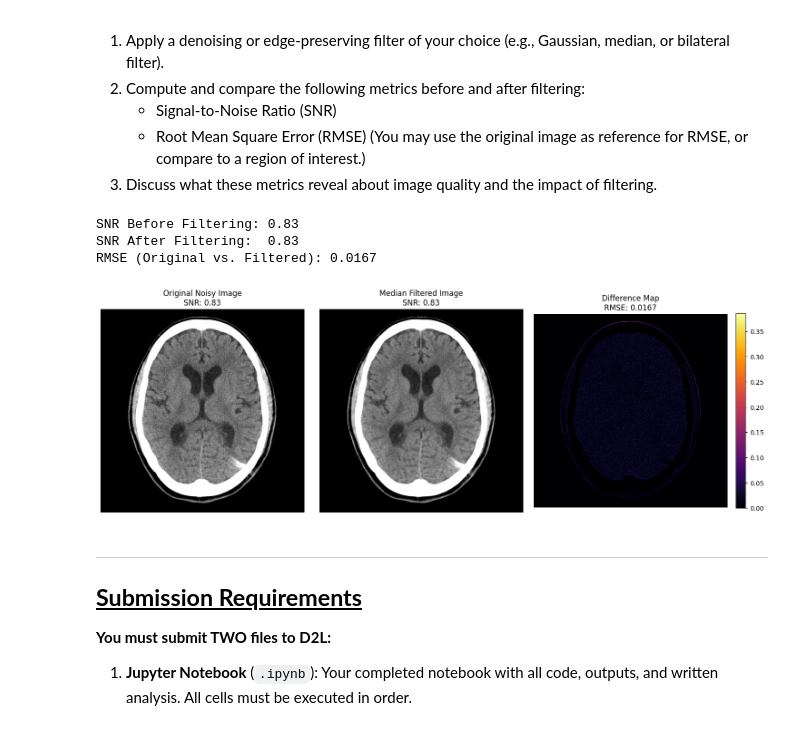
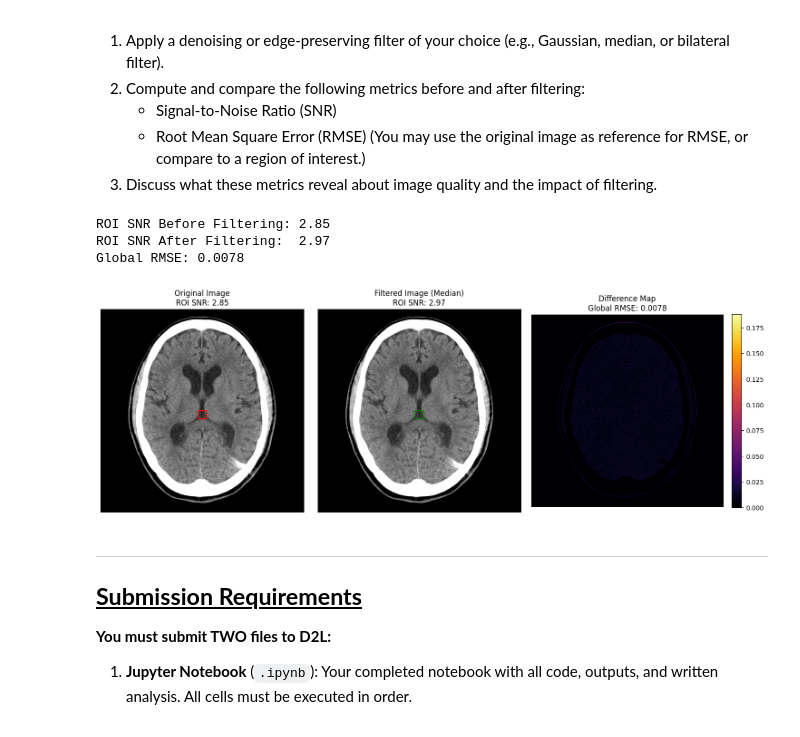
Before and after one commit to YingxueZhang01/2026Winter, a Jupyter notebook: deliverable-02-starter.ipynb, the cells around one changed output. Saved outputs shown, nothing was run; the diff lists cells and outputs as text; code cells hidden in the pictures.

```diff
--- a/deliverable-02-starter.ipynb
+++ b/deliverable-02-starter.ipynb
@@ -901,6 +901,7 @@ $$RMSE = \sqrt{\frac{1}{N} \sum_{i=1}^N (I_i - I_{ref,i})^2}$$
 
 import numpy as np
 import matplotlib.pyplot as plt
+import matplotlib.patches as patches
 from scipy.ndimage import median_filter
 
 # TODO: Apply a filter to img (e.g., Gaussian, median, etc.)
@@ -909,51 +910,72 @@ img_path = 'data/Brain_CT.png'
 img = plt.imread(img_path)
 if img.ndim == 3:
     img = np.mean(img, axis=2)
-filtered_img = median_filter(img, size=5)
+
+filtered_img = median_filter(img, size=3)
 
 # TODO: Compute SNR and RMSE before and after filtering
-def calculate_snr(image):
-    mean_sig = np.mean(image)
-    std_noise = np.std(image)
+h, w = img.shape
+roi_y1, roi_y2 = int(h*0.5), int(h*0.5) + 40
+roi_x1, roi_x2 = int(w*0.5) - 20, int(w*0.5) + 20
+
+def calculate_roi_snr(image, y1, y2, x1, x2):
+    roi = image[y1:y2, x1:x2]
+    mean_sig = np.mean(roi)
+    std_noise = np.std(roi)
     if std_noise == 0: return float('inf')
     return mean_sig / std_noise
 
 def calculate_rmse(img1, img2):
-    mse = np.mean((img1 - img2) ** 2)
-    return np.sqrt(mse)
+    return np.sqrt(np.mean((img1 - img2) ** 2))
 
-snr_before = calculate_snr(img)
-snr_after = calculate_snr(filtered_img)
+snr_before = calculate_roi_snr(img, roi_y1, roi_y2, roi_x1, roi_x2)
+snr_after = calculate_roi_snr(filtered_img, roi_y1, roi_y2, roi_x1, roi_x2)
 rmse = calculate_rmse(img, filtered_img)
 
-print(f"SNR Before Filtering: {snr_before:.2f}")
-print(f"SNR After Filtering:  {snr_after:.2f}")
-print(f"RMSE (Original vs. Filtered): {rmse:.4f}")
+print(f"ROI SNR Before Filtering: {snr_before:.2f}")
+print(f"ROI SNR After Filtering:  {snr_after:.2f}")
+print(f"Global RMSE: {rmse:.4f}")
+
 
 # TODO: Visualize the original and filtered images
 fig, axes = plt.subplots(1, 3, figsize=(15, 5))
 
 axes[0].imshow(img, cmap='gray', vmin=0, vmax=1)
-axes[0].set_title(f'Original Noisy Image\nSNR: {snr_before:.2f}')
+rect1 = patches.Rectangle((roi_x1, roi_y1), roi_x2-roi_x1, roi_y2-roi_y1, linewidth=1.5, edgecolor='r', facecolor='none')
+axes[0].add_patch(rect1)
+axes[0].set_title(f'Original Image\nROI SNR: {snr_before:.2f}')
 axes[0].axis('off')
 
 axes[1].imshow(filtered_img, cmap='gray', vmin=0, vmax=1)
-axes[1].set_title(f'Median Filtered Image\nSNR: {snr_after:.2f}')
+rect2 = patches.Rectangle((roi_x1, roi_y1), roi_x2-roi_x1, roi_y2-roi_y1, linewidth=1.5, edgecolor='g', facecolor='none')
+axes[1].add_patch(rect2)
+axes[1].set_title(f'Filtered Image (Median)\nROI SNR: {snr_after:.2f}')
 axes[1].axis('off')
 
 diff = np.abs(img - filtered_img)
 im3 = axes[2].imshow(diff, cmap='inferno')
-axes[2].set_title(f'Difference Map\nRMSE: {rmse:.4f}')
+axes[2].set_title(f'Difference Map\nGlobal RMSE: {rmse:.4f}')
 axes[2].axis('off')
 fig.colorbar(im3, ax=axes[2], fraction=0.046, pad=0.04)
 
 plt.tight_layout()
 plt.show()
+
+# Discuss what these metrics reveal about image quality and the impact of filtering.
+
+# Initially, computing the global SNR showed almost no difference ?
+# because the vast contrast between bone and air dominates the standard deviation.
+# To isolate the noise, I calculated a local ROI SNR within the brain tissue.
+# However, as the metrics show (SNR improved marginally from 2.85 to 2.97,
+# and global RMSE is extremely low at 0.0078), the difference remains very small ?
+# These metrics reveal that the original CT image was likely already well-processed with minimal noise.
+# Consequently, the median filter had very little impact on the overall image quality,
+# causing only a negligible reduction in noise and a very slight blur.
 # %% [output]
-SNR Before Filtering: 0.83
-SNR After Filtering:  0.83
-RMSE (Original vs. Filtered): 0.0167
+ROI SNR Before Filtering: 2.85
+ROI SNR After Filtering:  2.97
+Global RMSE: 0.0078
-[figure, old version]
+[figure, new version]
 # %% [markdown]
 ---
 
```
